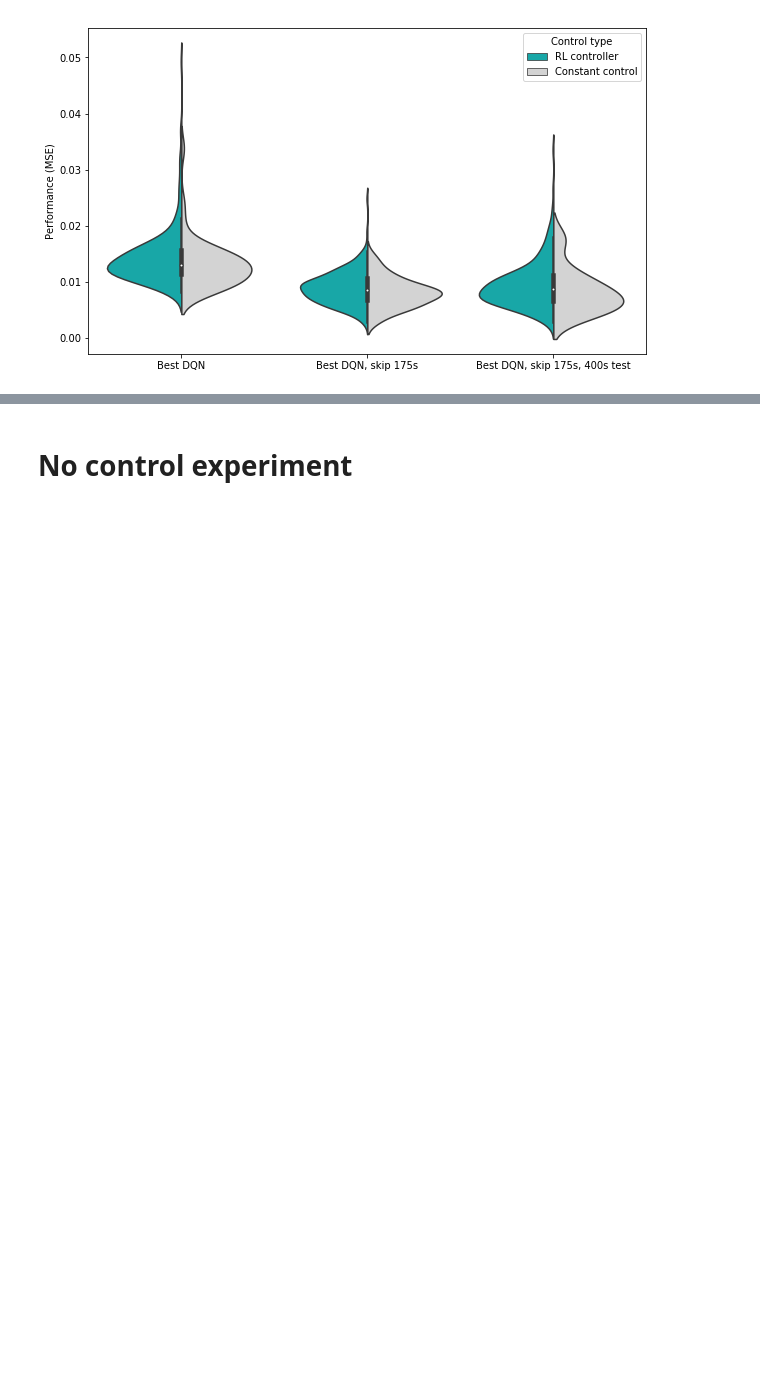
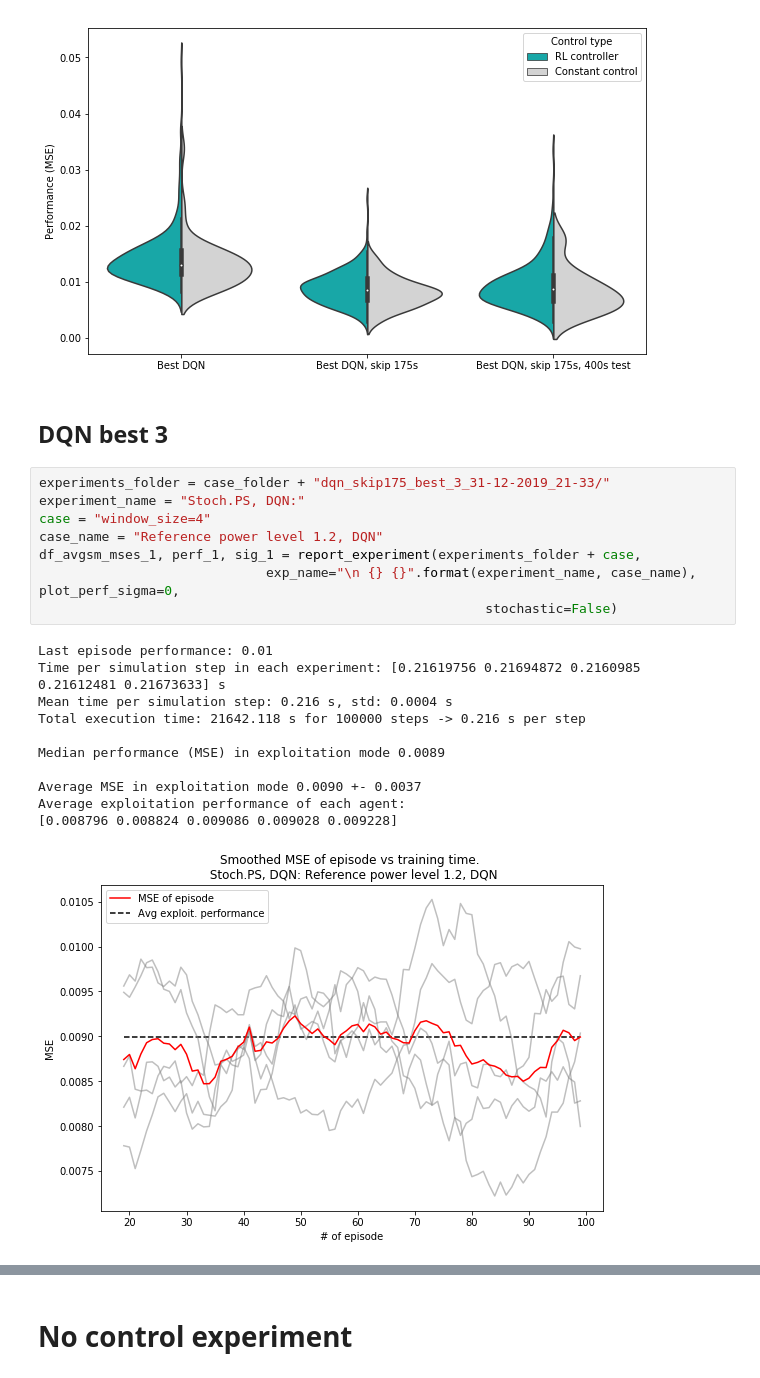
Before and after one commit to OlehLuk/rl-power-control, a Jupyter notebook: experiments/results/ps_dqn.ipynb, the cells around one changed output, grey strips where cells are left out. Drawn from its saved outputs; the diff is of its cells as text; blank space fills up the shorter version.

```diff
--- a/experiments/results/ps_dqn.ipynb
+++ b/experiments/results/ps_dqn.ipynb
@@ -451,3 +495,25 @@ contr_folders = [case_folder + "dqn_expl_winsize_25-12-2019_18-56/window_size=1"
 perf_viol_split(labels, bas_folders, contr_folders, fig_size=(10, 6), x_label="");
 # %% [output]
 [figure]
+# %% [markdown]
+## DQN best 3
+# %%
+experiments_folder = case_folder + "dqn_skip175_best_3_31-12-2019_21-33/"
+experiment_name = "Stoch.PS, DQN:"
+case = "window_size=4"
+case_name = "Reference power level 1.2, DQN"
+df_avgsm_mses_1, perf_1, sig_1 = report_experiment(experiments_folder + case,
+                             exp_name="\n {} {}".format(experiment_name, case_name), plot_perf_sigma=0,
+                                                         stochastic=False)
+# %% [output]
+Last episode performance: 0.01
+Time per simulation step in each experiment: [0.21619756 0.21694872 0.2160985  0.21612481 0.21673633] s
+Mean time per simulation step: 0.216 s, std: 0.0004 s
+Total execution time: 21642.118 s for 100000 steps -> 0.216 s per step
+
+Median performance (MSE) in exploitation mode 0.0089
+
+Average MSE in exploitation mode 0.0090 +- 0.0037
+Average exploitation performance of each agent:
+[0.008796 0.008824 0.009086 0.009028 0.009228]
+[figure, added]
```
Also changed, not shown: parts of 11 cells of this notebook.
